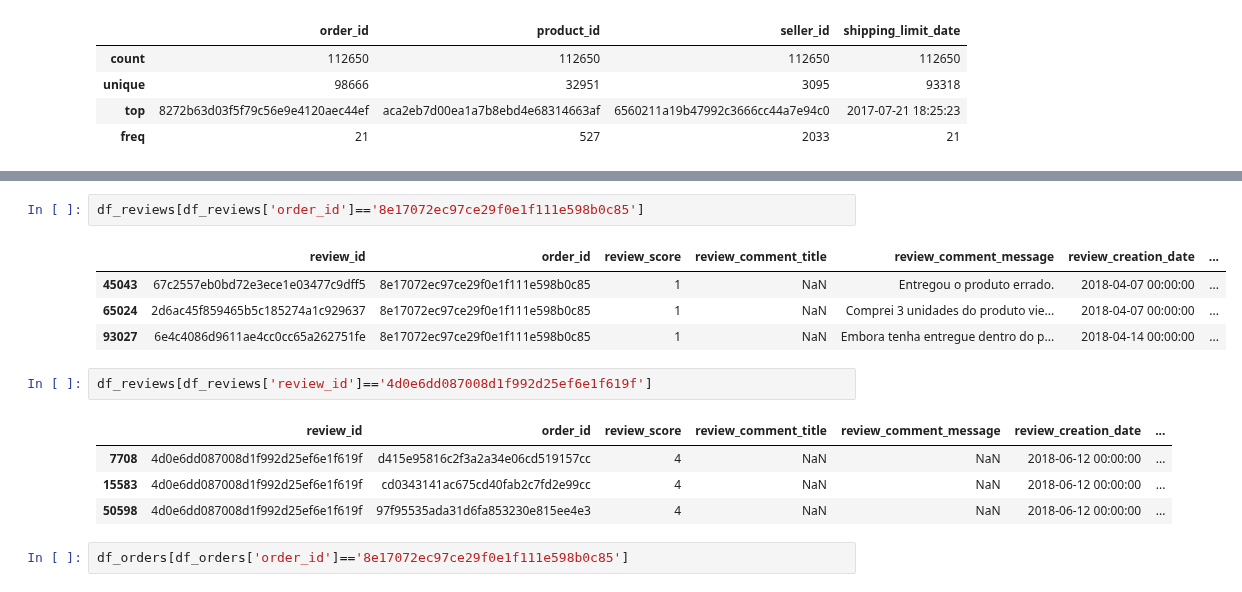
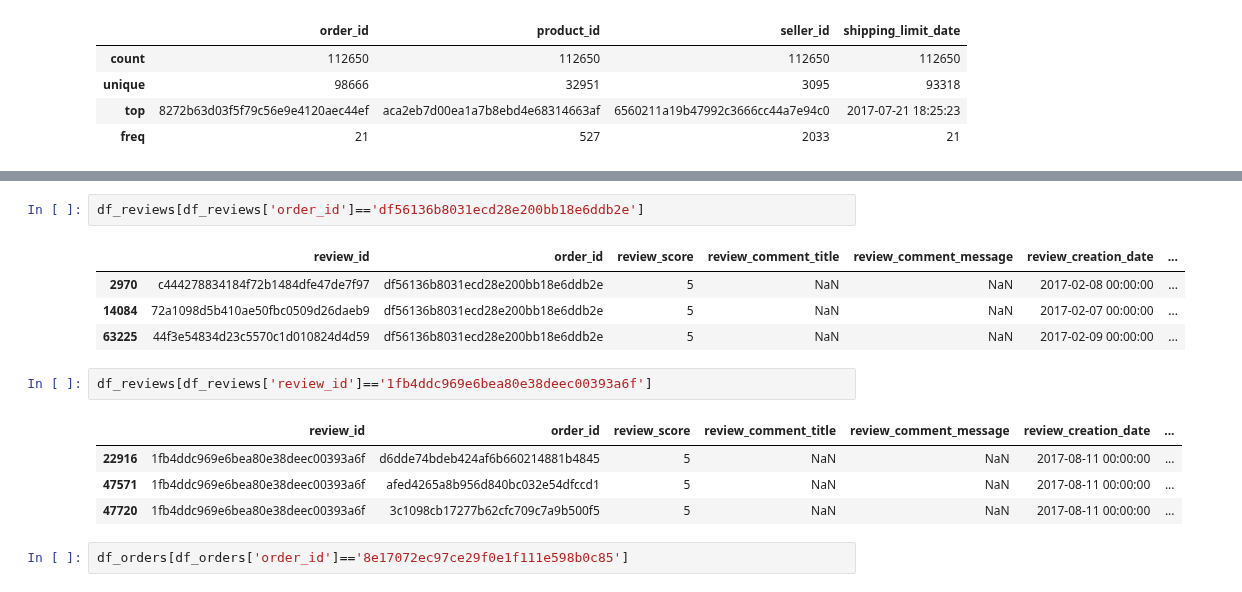
Before and after one commit to MotzWanted/Business_Analytics_Olist, a Jupyter notebook: phase2/Pahse2_recommender_systems.ipynb, the cells around one changed output, grey strips where cells are left out. Drawn from its saved outputs; the diff is of its cells as text.

```diff
--- a/phase2/Pahse2_recommender_systems.ipynb
+++ b/phase2/Pahse2_recommender_systems.ipynb
@@ -76,18 +55,18 @@ df_reviews.describe(include="O")
 | freq | 3 | 3 | 426 | 230 | 466 | ... |
 # %%
-df_reviews[df_reviews['order_id']=='8e17072ec97ce29f0e1f111e598b0c85']
+df_reviews[df_reviews['order_id']=='df56136b8031ecd28e200bb18e6ddb2e']
 # %% [output]
 |  | review_id | order_id | review_score | review_comment_title | review_comment_message | review_creation_date | ... |
-| 45043 | 67c2557eb0bd72e3ece1e03477c9dff5 | 8e17072ec97ce29f0e1f111e598b0c85 | 1 | NaN | Entregou o produto errado. | 2018-04-07 00:00:00 | ... |
-| 65024 | 2d6ac45f859465b5c185274a1c929637 | 8e17072ec97ce29f0e1f111e598b0c85 | 1 | NaN | Comprei 3 unidades do produto vie... | 2018-04-07 00:00:00 | ... |
-| 93027 | 6e4c4086d9611ae4cc0cc65a262751fe | 8e17072ec97ce29f0e1f111e598b0c85 | 1 | NaN | Embora tenha entregue dentro do p... | 2018-04-14 00:00:00 | ... |
+| 2970 | c444278834184f72b1484dfe47de7f97 | df56136b8031ecd28e200bb18e6ddb2e | 5 | NaN | NaN | 2017-02-08 00:00:00 | ... |
+| 14084 | 72a1098d5b410ae50fbc0509d26daeb9 | df56136b8031ecd28e200bb18e6ddb2e | 5 | NaN | NaN | 2017-02-07 00:00:00 | ... |
+| 63225 | 44f3e54834d23c5570c1d010824d4d59 | df56136b8031ecd28e200bb18e6ddb2e | 5 | NaN | NaN | 2017-02-09 00:00:00 | ... |
 # %%
-df_reviews[df_reviews['review_id']=='4d0e6dd087008d1f992d25ef6e1f619f']
+df_reviews[df_reviews['review_id']=='1fb4ddc969e6bea80e38deec00393a6f']
 # %% [output]
 |  | review_id | order_id | review_score | review_comment_title | review_comment_message | review_creation_date | ... |
-| 7708 | 4d0e6dd087008d1f992d25ef6e1f619f | d415e95816c2f3a2a34e06cd519157cc | 4 | NaN | NaN | 2018-06-12 00:00:00 | ... |
-| 15583 | 4d0e6dd087008d1f992d25ef6e1f619f | cd0343141ac675cd40fab2c7fd2e99cc | 4 | NaN | NaN | 2018-06-12 00:00:00 | ... |
-| 50598 | 4d0e6dd087008d1f992d25ef6e1f619f | 97f95535ada31d6fa853230e815ee4e3 | 4 | NaN | NaN | 2018-06-12 00:00:00 | ... |
+| 22916 | 1fb4ddc969e6bea80e38deec00393a6f | d6dde74bdeb424af6b660214881b4845 | 5 | NaN | NaN | 2017-08-11 00:00:00 | ... |
+| 47571 | 1fb4ddc969e6bea80e38deec00393a6f | afed4265a8b956d840bc032e54dfccd1 | 5 | NaN | NaN | 2017-08-11 00:00:00 | ... |
+| 47720 | 1fb4ddc969e6bea80e38deec00393a6f | 3c1098cb17277b62cfc709c7a9b500f5 | 5 | NaN | NaN | 2017-08-11 00:00:00 | ... |
 # %%
 df_orders[df_orders['order_id']=='8e17072ec97ce29f0e1f111e598b0c85']
 # %% [output]
```
Also changed, not shown: parts of 16 cells of this notebook.
